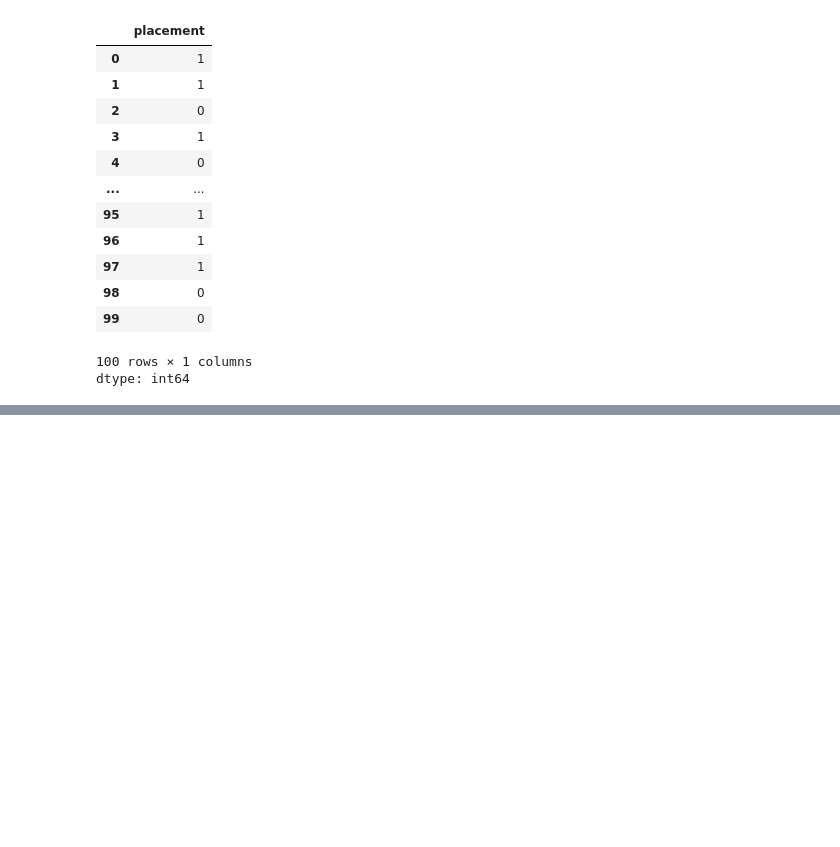
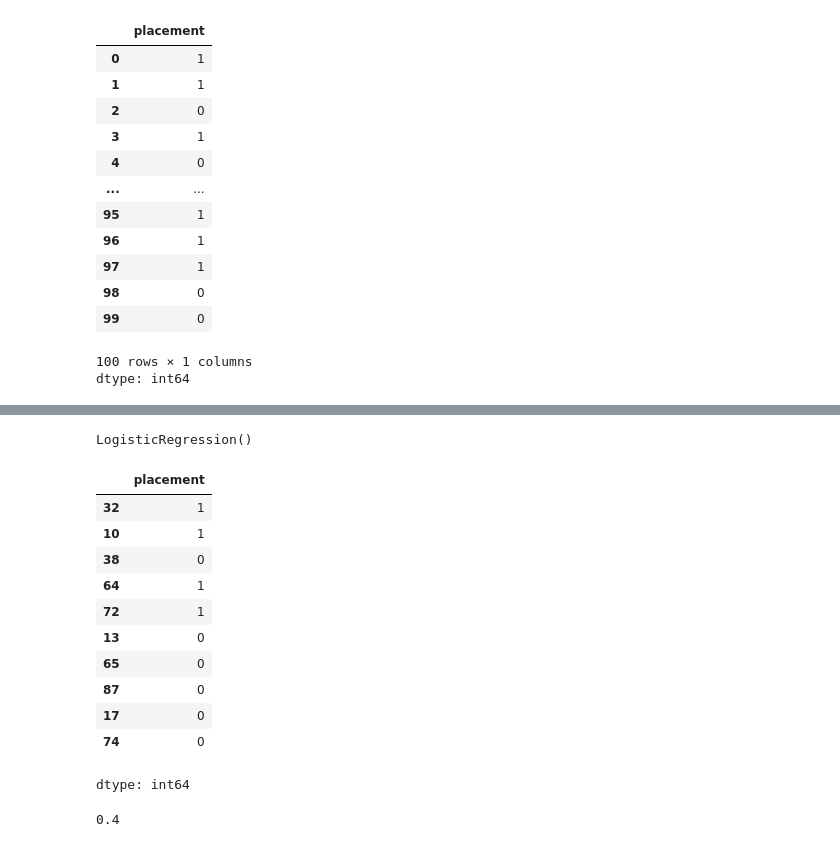
Before and after one commit to rupanshi1627-create/Machine-learning-basic-toy-project, a Jupyter notebook: 100_days_of_ML.ipynb, the cells around one changed output, grey strips where cells are left out. Saved outputs shown, nothing was run; the diff lists cells and outputs as text; code cells hidden in the pictures; blank space fills up the shorter version.

```diff
--- a/100_days_of_ML.ipynb
+++ b/100_days_of_ML.ipynb
@@ -204,0 +206,5 @@ array([[-0.68357615,  0.46292521],
+# %%
+#this is model trainning --fit ek function hai jo fitness check krta hai data ki
+cf.fit(x_train,y_train)
+# %% [output]
+LogisticRegression()
@@ -204,0 +214,15 @@ array([[-0.68357615,  0.46292521],
+# %%
+y_test
+# %% [output]
+|  | placement |
+| 32 | 1 |
+| 10 | 1 |
+| 38 | 0 |
+| 64 | 1 |
+| 72 | 1 |
+| 13 | 0 |
+| 65 | 0 |
+| 87 | 0 |
+| 17 | 0 |
+| 74 | 0 |
+dtype: int64
@@ -204,0 +232,4 @@ array([[-0.68357615,  0.46292521],
+# %%
+accuracy_score(y_test,y_pred)
+# %% [output]
+0.4
```
Also changed, not shown: parts of 8 cells of this notebook.
